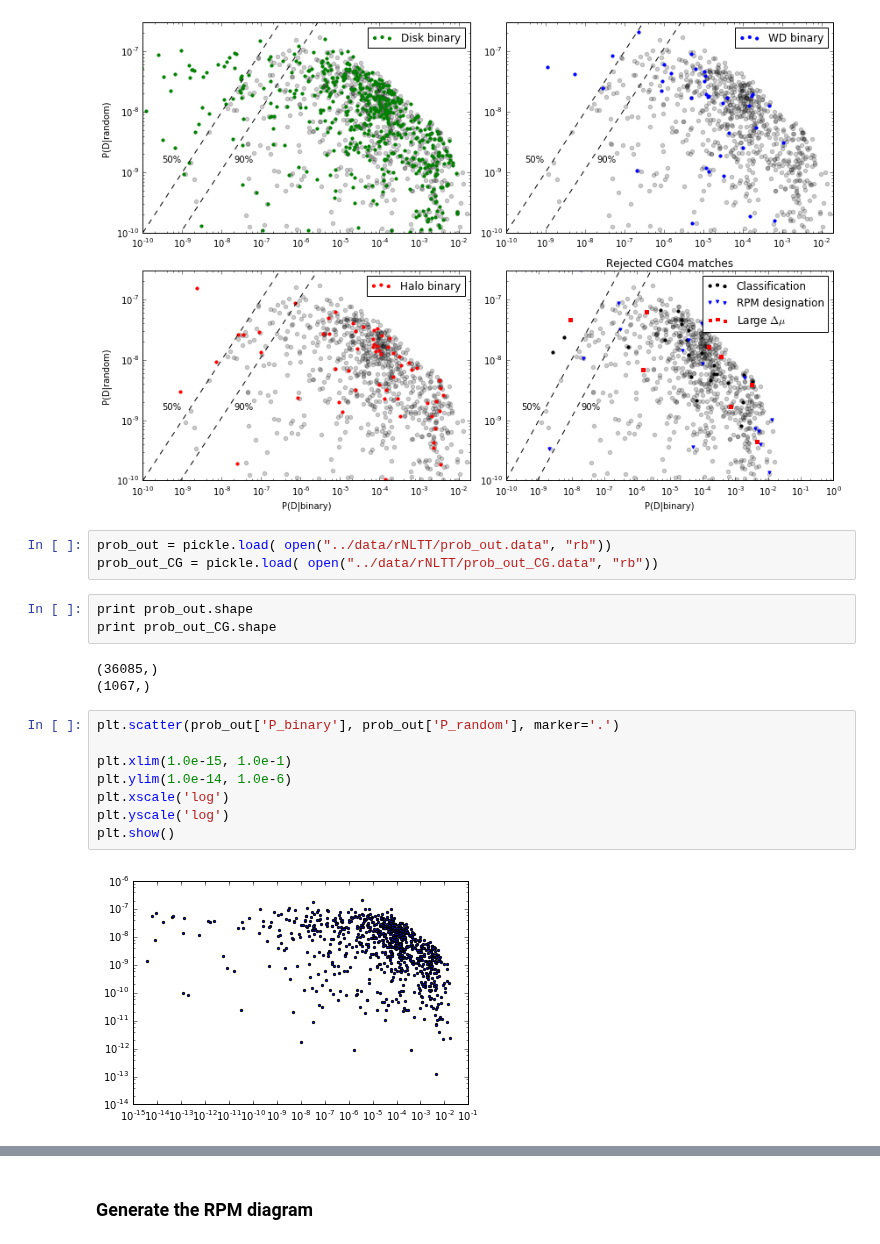
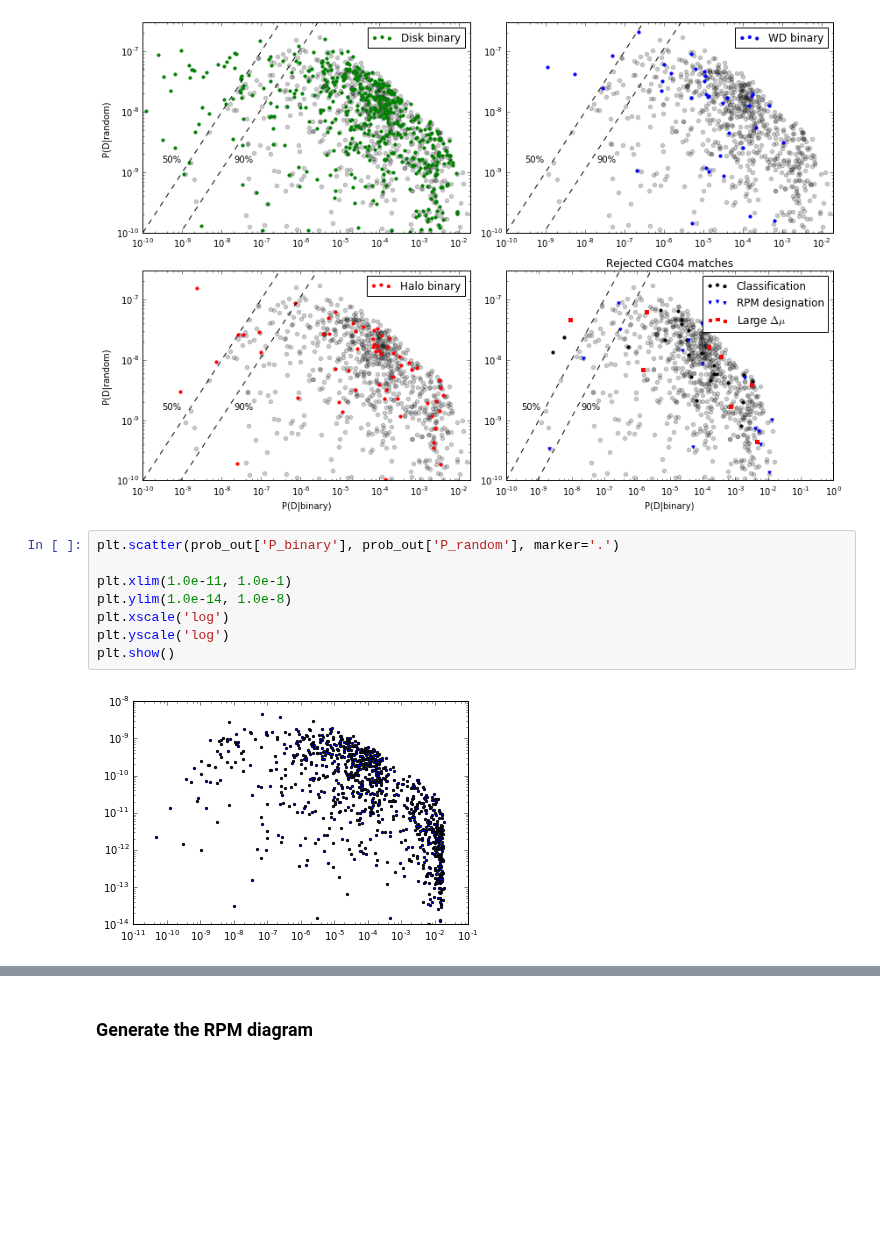
Before and after one commit to astroJeff/gaia_binaries, a Jupyter notebook: notebooks/NLTT.ipynb, the cells around one changed output, grey strips where cells are left out. Cells and saved outputs as stored; diff of their text form; blank space fills up the shorter version.

```diff
--- a/notebooks/NLTT.ipynb
+++ b/notebooks/NLTT.ipynb
@@ -556,25 +373,16 @@ plt.savefig('../figures/rNLTT_P_binary_P_random.pdf')
 #plt.show()
 # %% [output]
 [figure]
-# %%
-prob_out = pickle.load( open("../data/rNLTT/prob_out.data", "rb"))
-prob_out_CG = pickle.load( open("../data/rNLTT/prob_out_CG.data", "rb"))
-# %%
-print prob_out.shape
-print prob_out_CG.shape
-# %% [output]
-(36085,)
-(1067,)
 # %%
 plt.scatter(prob_out['P_binary'], prob_out['P_random'], marker='.')
 
-plt.xlim(1.0e-15, 1.0e-1)
-plt.ylim(1.0e-14, 1.0e-6)
+plt.xlim(1.0e-11, 1.0e-1)
+plt.ylim(1.0e-14, 1.0e-8)
 plt.xscale('log')
 plt.yscale('log')
 plt.show()
 # %% [output]
-[figure, old version]
+[figure, new version]
 # %%
 match = 0
 
```
Also changed, not shown: parts of 21 cells of this notebook, 3 other files.
